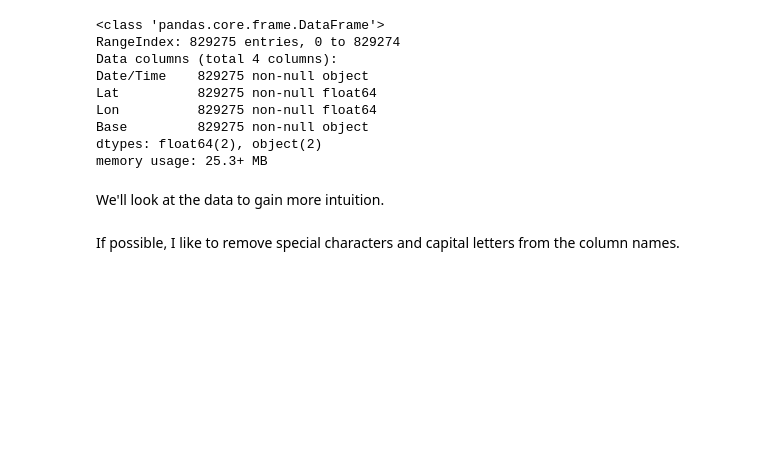
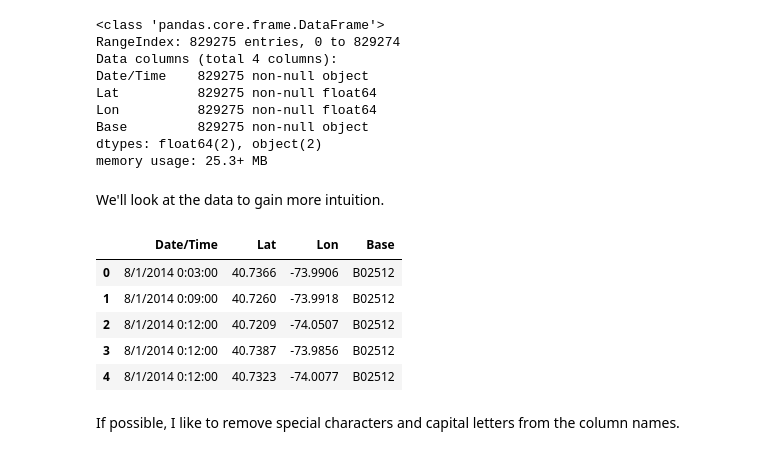
Before and after one commit to LambertOSU/traffic, a Jupyter notebook: exploratory_analysis.ipynb, the cells around one changed output. Cells and saved outputs as stored; diff of their text form; code cells hidden in the pictures; blank space fills up the shorter version.

```diff
--- a/exploratory_analysis.ipynb
+++ b/exploratory_analysis.ipynb
@@ -58,3 +56,12 @@ We'll look at the data to gain more intuition.
+# %%
+rides.head()
+# %% [output]
+|  | Date/Time | Lat | Lon | Base |
+| 0 | 8/1/2014 0:03:00 | 40.7366 | -73.9906 | B02512 |
+| 1 | 8/1/2014 0:09:00 | 40.7260 | -73.9918 | B02512 |
+| 2 | 8/1/2014 0:12:00 | 40.7209 | -74.0507 | B02512 |
+| 3 | 8/1/2014 0:12:00 | 40.7387 | -73.9856 | B02512 |
+| 4 | 8/1/2014 0:12:00 | 40.7323 | -74.0077 | B02512 |
 # %% [markdown]
 If possible, I like to remove special characters and capital letters from the column names.
 # %%
```
Also changed, not shown: parts of 7 cells of this notebook.
